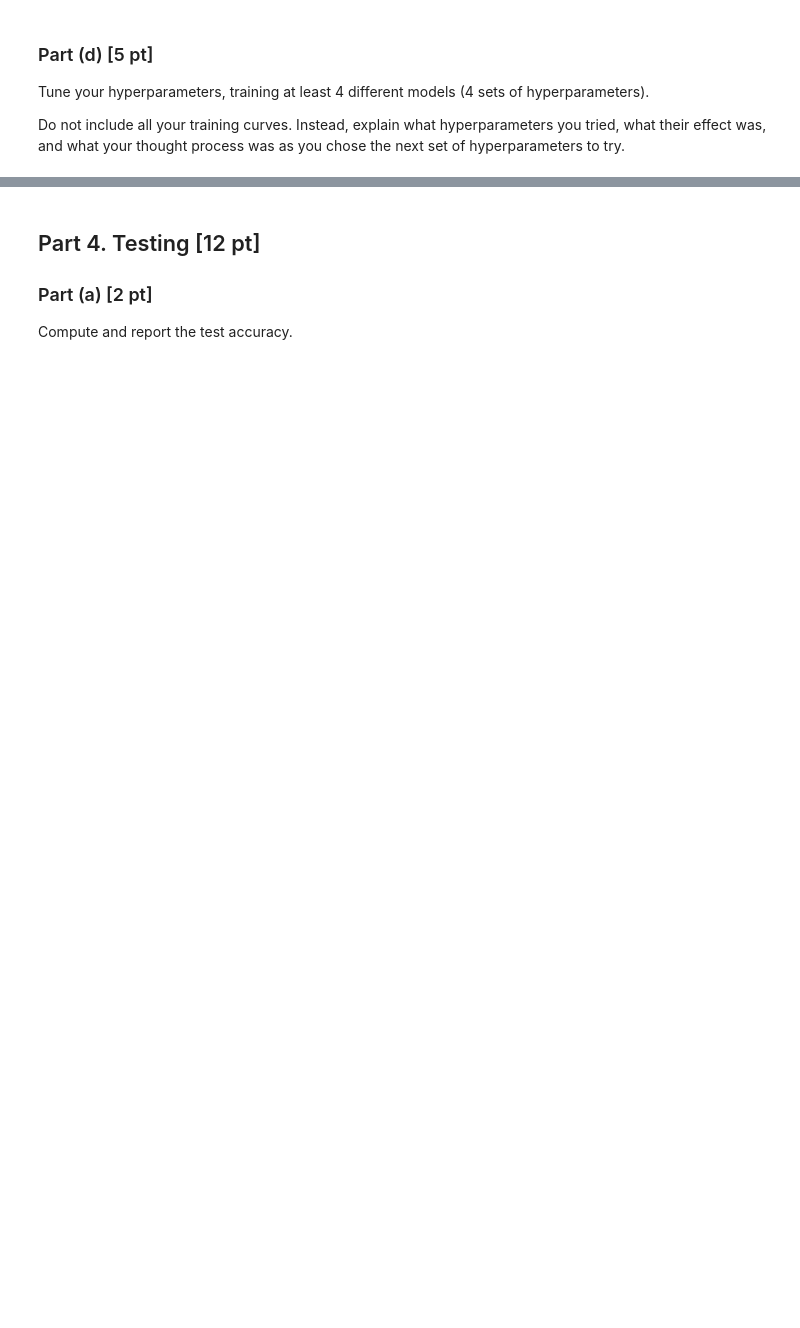
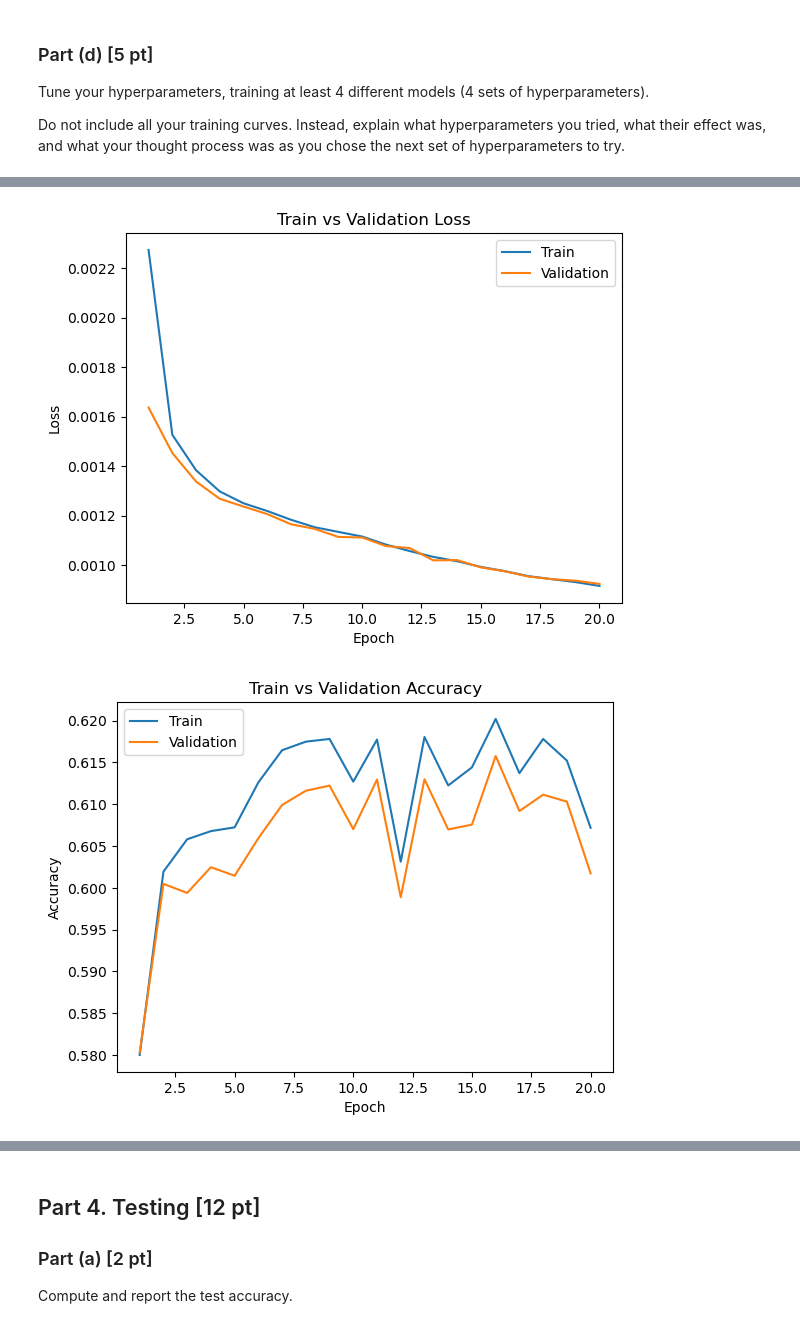
Before and after one commit to EthanRajah/ML-Learning, a Jupyter notebook: APS360 Labs/Lab4/Lab_4_Data_Imputation_Winter_2022.ipynb, the cells around one changed output, grey strips where cells are left out. Cells and saved outputs as stored; diff of their text form; code cells hidden in the pictures; blank space fills up the shorter version.

```diff
--- a/APS360 Labs/Lab4/Lab_4_Data_Imputation_Winter_2022.ipynb
+++ b/APS360 Labs/Lab4/Lab_4_Data_Imputation_Winter_2022.ipynb
@@ -532,3 +603,7 @@ Tune your hyperparameters, training at least 4 different models (4 sets of hyper
 Do not include all your training curves. Instead, explain what hyperparameters
 you tried, what their effect was, and what your thought process was as you
 chose the next set of hyperparameters to try.
+# %%
+model = AutoEncoder()
+train(model, train_loader, val_loader, num_epochs=20, learning_rate=0.001)
+# %% [output]
@@ -534,0 +627,2 @@ chose the next set of hyperparameters to try.
+[figure, added]
+[figure, added]
```
Also changed, not shown: parts of 12 cells of this notebook.
